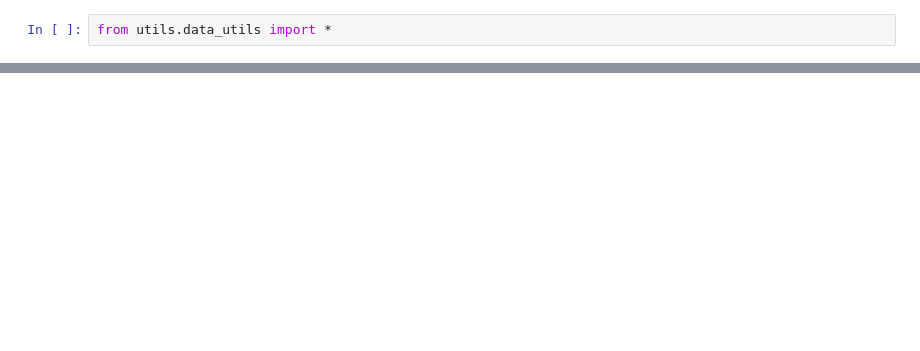
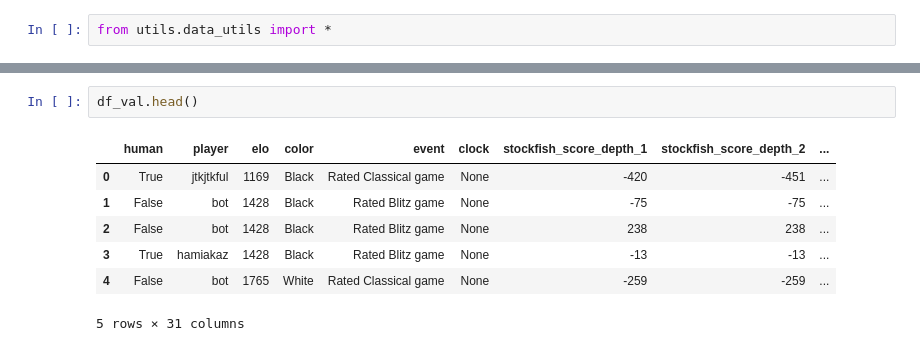
Before and after one commit to MatTheTab/PikeBot, a Jupyter notebook: Data_reading_tutorial.ipynb, the cells around one changed output, grey strips where cells are left out. Drawn from its saved outputs; the diff is of its cells as text; blank space fills up the shorter version.

```diff
--- a/Data_reading_tutorial.ipynb
+++ b/Data_reading_tutorial.ipynb
@@ -48,0 +29,10 @@ dataframes_test[0].head()
+# %%
+df_val.head()
+# %% [output]
+|  | human | player | elo | color | event | clock | stockfish_score_depth_1 | stockfish_score_depth_2 | ... |
+| 0 | True | jtkjtkful | 1169 | Black | Rated Classical game | None | -420 | -451 | ... |
+| 1 | False | bot | 1428 | Black | Rated Blitz game | None | -75 | -75 | ... |
+| 2 | False | bot | 1428 | Black | Rated Blitz game | None | 238 | 238 | ... |
+| 3 | True | hamiakaz | 1428 | Black | Rated Blitz game | None | -13 | -13 | ... |
+| 4 | False | bot | 1765 | White | Rated Classical game | None | -259 | -259 | ... |
+5 rows × 31 columns
```
Also changed, not shown: parts of 16 cells of this notebook.
